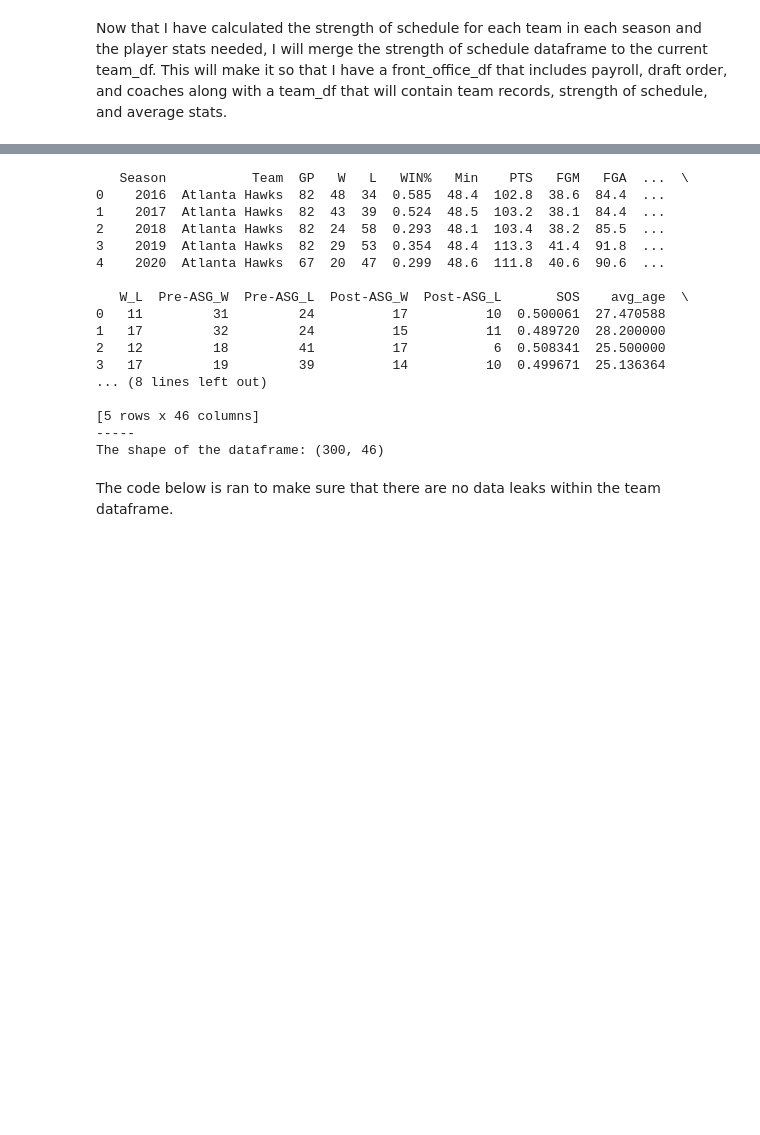
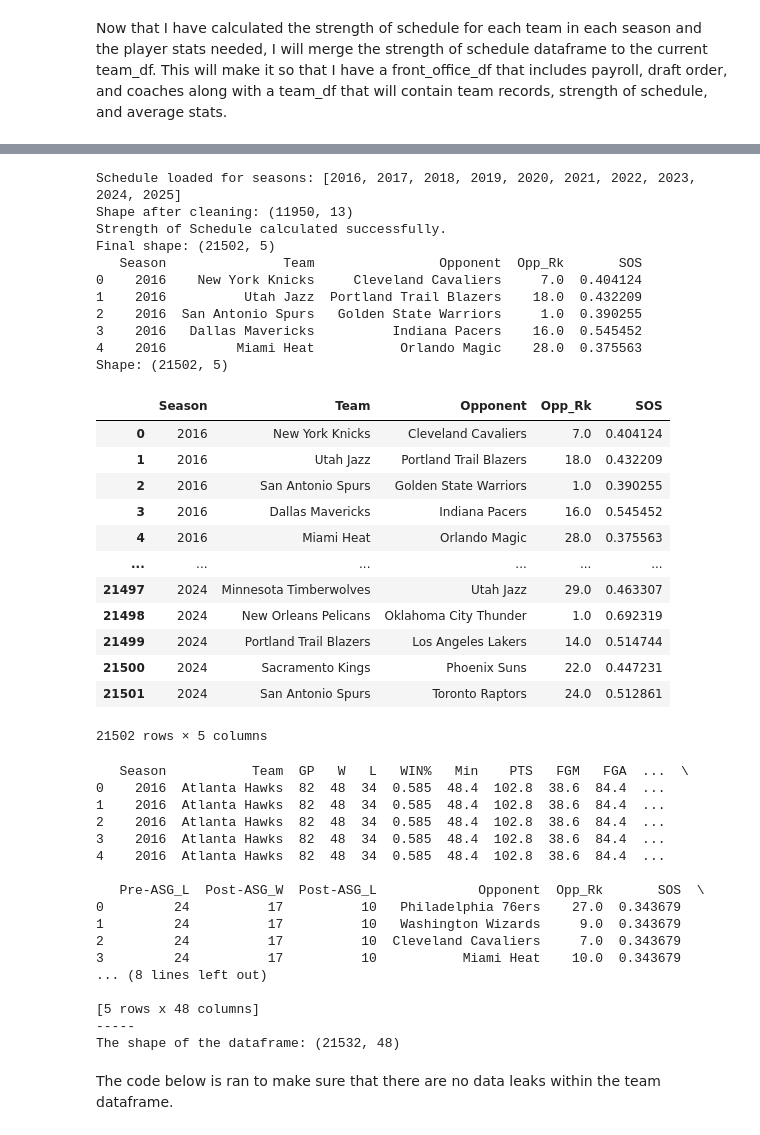
Before and after one commit to trustanprice/basketball-predictions, a Jupyter notebook: notebooks/01_data_cleaning.ipynb, the cells around one changed output, grey strips where cells are left out. Cells and saved outputs as stored; diff of their text form; code cells hidden in the pictures; blank space fills up the shorter version.

```diff
--- a/notebooks/01_data_cleaning.ipynb
+++ b/notebooks/01_data_cleaning.ipynb
@@ -326,3 +335,35 @@ Now that I have calculated the strength of schedule for each team in each season
+# %%
+sos_df = load_schedule()
+
+print(sos_df.head())
+print(f"Shape: {sos_df.shape}")
+
+sos_df
+# %% [output]
+Schedule loaded for seasons: [2016, 2017, 2018, 2019, 2020, 2021, 2022, 2023, 2024, 2025]
+Shape after cleaning: (11950, 13)
+Strength of Schedule calculated successfully.
+Final shape: (21502, 5)
+   Season               Team                Opponent  Opp_Rk       SOS
+0    2016    New York Knicks     Cleveland Cavaliers     7.0  0.404124
+1    2016          Utah Jazz  Portland Trail Blazers    18.0  0.432209
+2    2016  San Antonio Spurs   Golden State Warriors     1.0  0.390255
+3    2016   Dallas Mavericks          Indiana Pacers    16.0  0.545452
+4    2016         Miami Heat           Orlando Magic    28.0  0.375563
+Shape: (21502, 5)
+|  | Season | Team | Opponent | Opp_Rk | SOS |
+| 0 | 2016 | New York Knicks | Cleveland Cavaliers | 7.0 | 0.404124 |
+| 1 | 2016 | Utah Jazz | Portland Trail Blazers | 18.0 | 0.432209 |
+| 2 | 2016 | San Antonio Spurs | Golden State Warriors | 1.0 | 0.390255 |
+| 3 | 2016 | Dallas Mavericks | Indiana Pacers | 16.0 | 0.545452 |
+| 4 | 2016 | Miami Heat | Orlando Magic | 28.0 | 0.375563 |
+| ... | ... | ... | ... | ... | ... |
+| 21497 | 2024 | Minnesota Timberwolves | Utah Jazz | 29.0 | 0.463307 |
+| 21498 | 2024 | New Orleans Pelicans | Oklahoma City Thunder | 1.0 | 0.692319 |
+| 21499 | 2024 | Portland Trail Blazers | Los Angeles Lakers | 14.0 | 0.514744 |
+| 21500 | 2024 | Sacramento Kings | Phoenix Suns | 22.0 | 0.447231 |
+| 21501 | 2024 | San Antonio Spurs | Toronto Raptors | 24.0 | 0.512861 |
+21502 rows × 5 columns
 # %%
 # Merge on SOS and current team_df
 team_df = merge_team_data(team_df, sos_df)
@@ -337,21 +378,21 @@ print(f"The shape of the dataframe:", team_df.shape)
 # %% [output]
    Season           Team  GP   W   L   WIN%   Min    PTS   FGM   FGA  ...  \
 0    2016  Atlanta Hawks  82  48  34  0.585  48.4  102.8  38.6  84.4  ...
-1    2017  Atlanta Hawks  82  43  39  0.524  48.5  103.2  38.1  84.4  ...
-2    2018  Atlanta Hawks  82  24  58  0.293  48.1  103.4  38.2  85.5  ...
-3    2019  Atlanta Hawks  82  29  53  0.354  48.4  113.3  41.4  91.8  ...
-4    2020  Atlanta Hawks  67  20  47  0.299  48.6  111.8  40.6  90.6  ...
+1    2016  Atlanta Hawks  82  48  34  0.585  48.4  102.8  38.6  84.4  ...
+2    2016  Atlanta Hawks  82  48  34  0.585  48.4  102.8  38.6  84.4  ...
+3    2016  Atlanta Hawks  82  48  34  0.585  48.4  102.8  38.6  84.4  ...
+4    2016  Atlanta Hawks  82  48  34  0.585  48.4  102.8  38.6  84.4  ...
 
-   W_L  Pre-ASG_W  Pre-ASG_L  Post-ASG_W  Post-ASG_L       SOS    avg_age  \
-0   11         31         24          17          10  0.500061  27.470588
-1   17         32         24          15          11  0.489720  28.200000
-2   12         18         41          17           6  0.508341  25.500000
-3   17         19         39          14          10  0.499671  25.136364
+   Pre-ASG_L  Post-ASG_W  Post-ASG_L             Opponent  Opp_Rk       SOS  \
+0         24          17          10   Philadelphia 76ers    27.0  0.343679
+1         24          17          10   Washington Wizards     9.0  0.343679
+2         24          17          10  Cleveland Cavaliers     7.0  0.343679
+3         24          17          10           Miami Heat    10.0  0.343679
 ... (8 lines left out)
 
-[5 rows x 46 columns]
+[5 rows x 48 columns]
 -----
-The shape of the dataframe: (300, 46)
+The shape of the dataframe: (21532, 48)
 # %% [markdown]
 The code below is ran to make sure that there are no data leaks within the team dataframe.
 # %%
```
Also changed, not shown: parts of 13 cells of this notebook, 7 other files.
